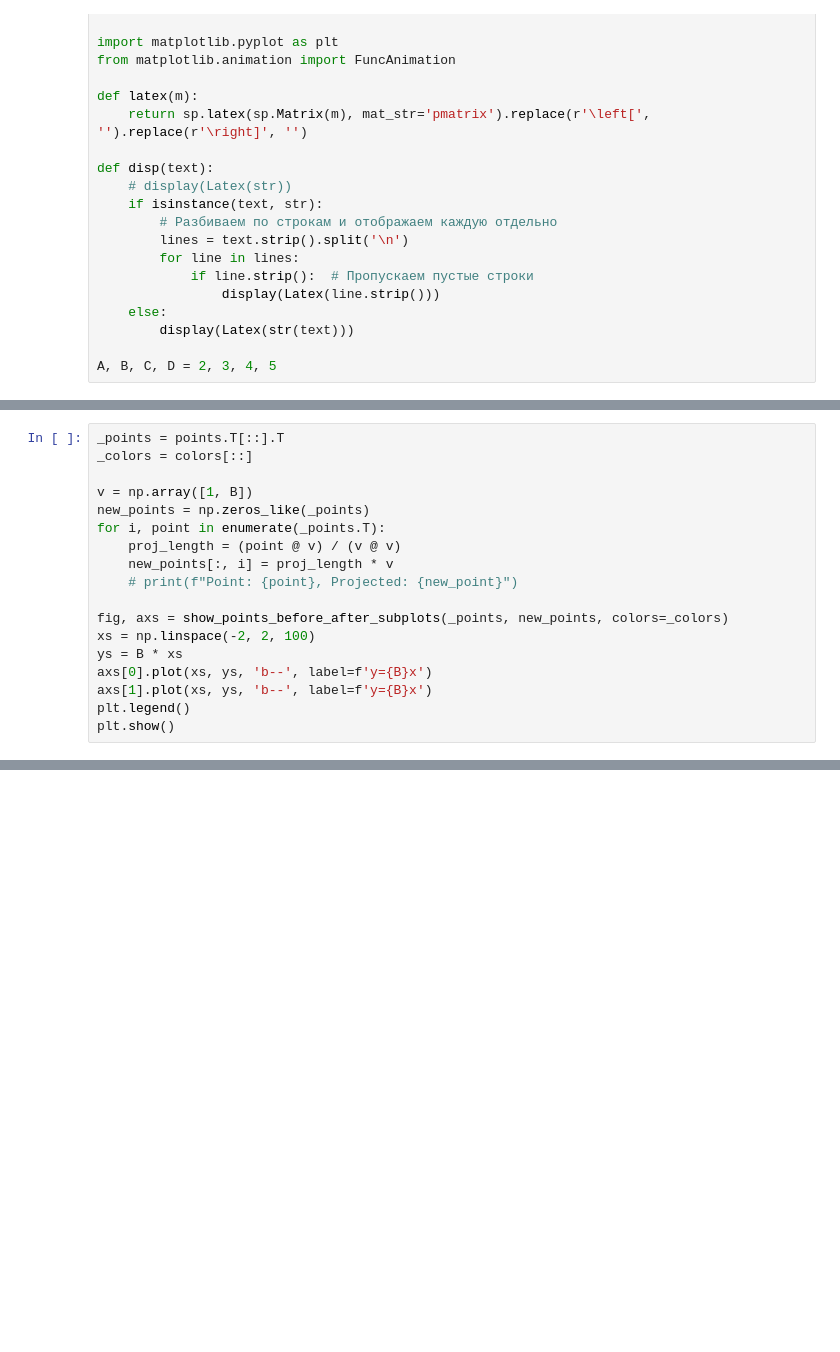
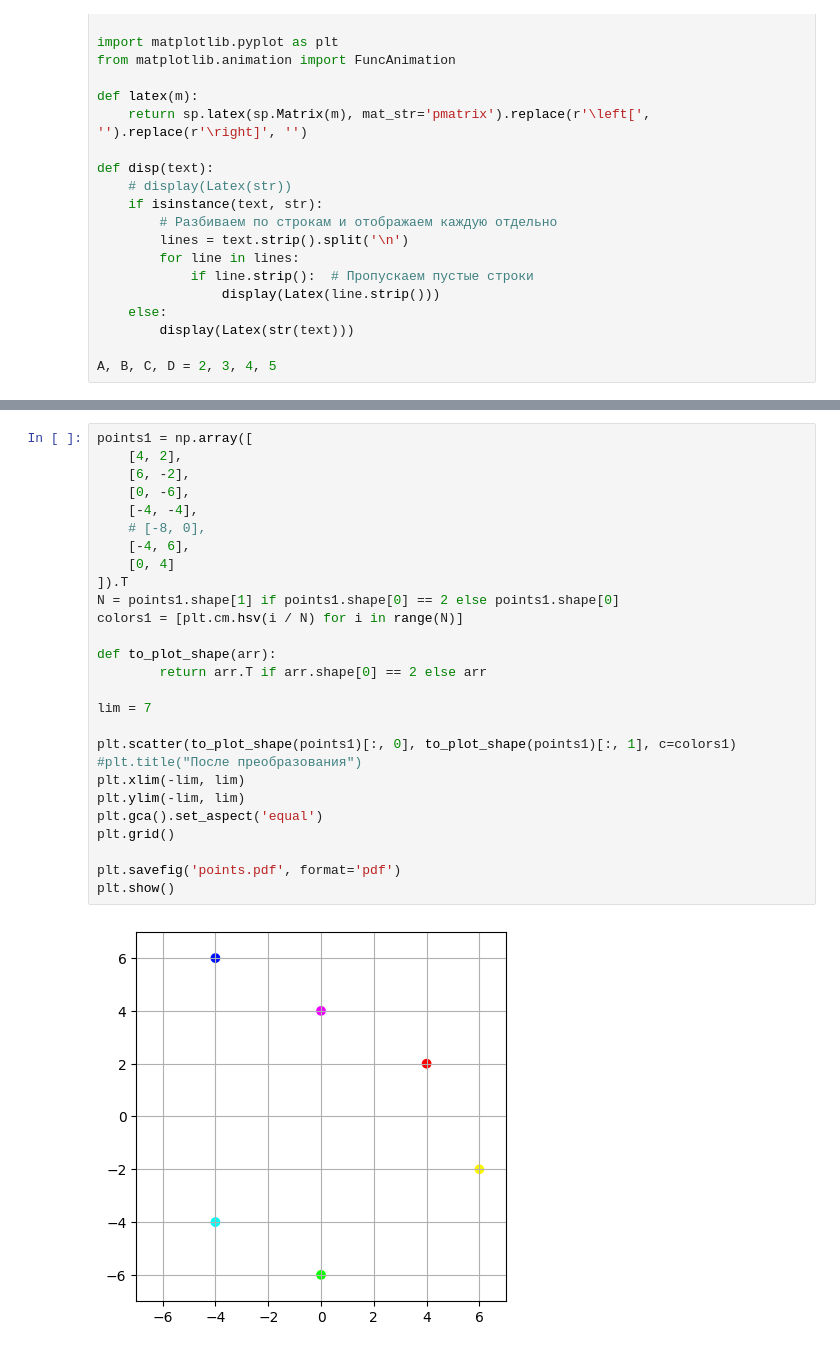
Before and after one commit to InvalitSyntax/PLA, a Jupyter notebook: Lab2/sandbox lab2.ipynb, the cells around one changed output, grey strips where cells are left out. Drawn from its saved outputs; the diff is of its cells as text; blank space fills up the shorter version.

```diff
--- a/Lab2/sandbox lab2.ipynb
+++ b/Lab2/sandbox lab2.ipynb
@@ -237,18 +53,0 @@ $$
-# %%
-_points = points.T[::].T
-_colors = colors[::]
-
-v = np.array([1, B])
-new_points = np.zeros_like(_points)
-for i, point in enumerate(_points.T):
-    proj_length = (point @ v) / (v @ v)
-    new_points[:, i] = proj_length * v
-    # print(f"Point: {point}, Projected: {new_point}")
-
-fig, axs = show_points_before_after_subplots(_points, new_points, colors=_colors)
-xs = np.linspace(-2, 2, 100)
-ys = B * xs
-axs[0].plot(xs, ys, 'b--', label=f'y={B}x')
-axs[1].plot(xs, ys, 'b--', label=f'y={B}x')
-plt.legend()
-plt.show()
@@ -282,0 +165,29 @@ disp(latex(BtoE @ zeroy @ EtoB))
+# %%
+points1 = np.array([
+    [4, 2],
+    [6, -2],
+    [0, -6],
+    [-4, -4],
+    # [-8, 0],
+    [-4, 6],
+    [0, 4]
+]).T
+N = points1.shape[1] if points1.shape[0] == 2 else points1.shape[0]
+colors1 = [plt.cm.hsv(i / N) for i in range(N)]
+
+def to_plot_shape(arr):
+        return arr.T if arr.shape[0] == 2 else arr
+
+lim = 7
+
+plt.scatter(to_plot_shape(points1)[:, 0], to_plot_shape(points1)[:, 1], c=colors1)
+#plt.title("После преобразования")
+plt.xlim(-lim, lim)
+plt.ylim(-lim, lim)
+plt.gca().set_aspect('equal')
+plt.grid()
+
+plt.savefig('points.pdf', format='pdf')
+plt.show()
+# %% [output]
+[figure, added]
```
Also changed, not shown: parts of 52 cells of this notebook, 27 other files.
